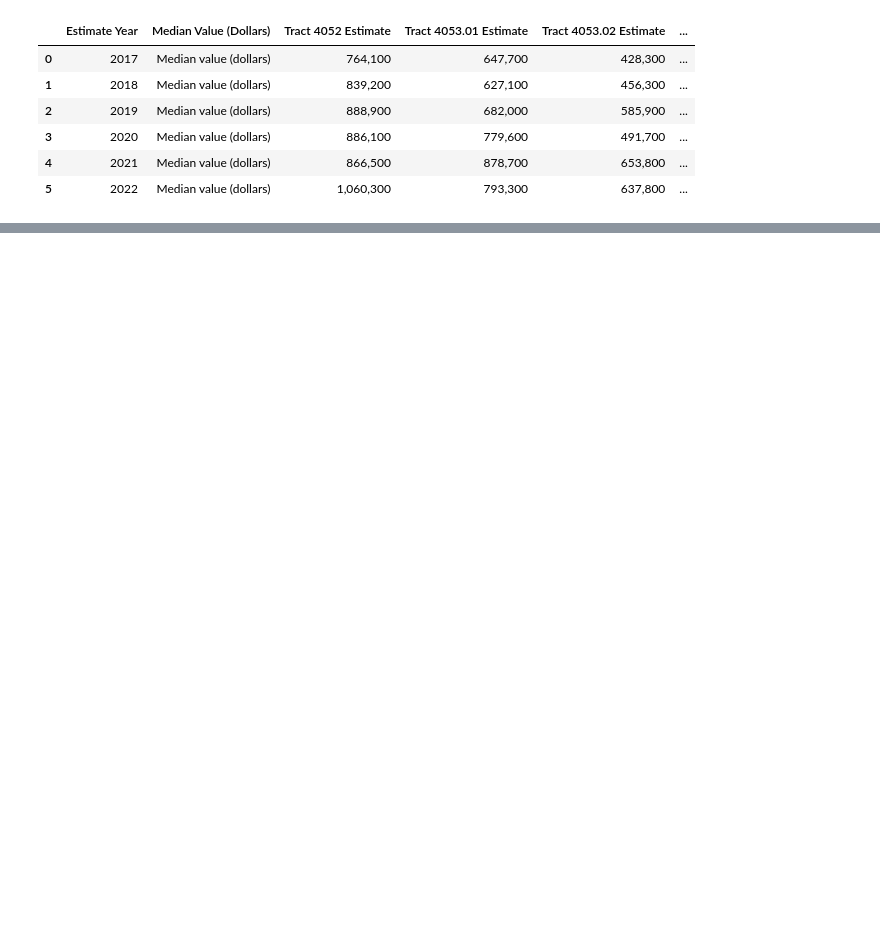
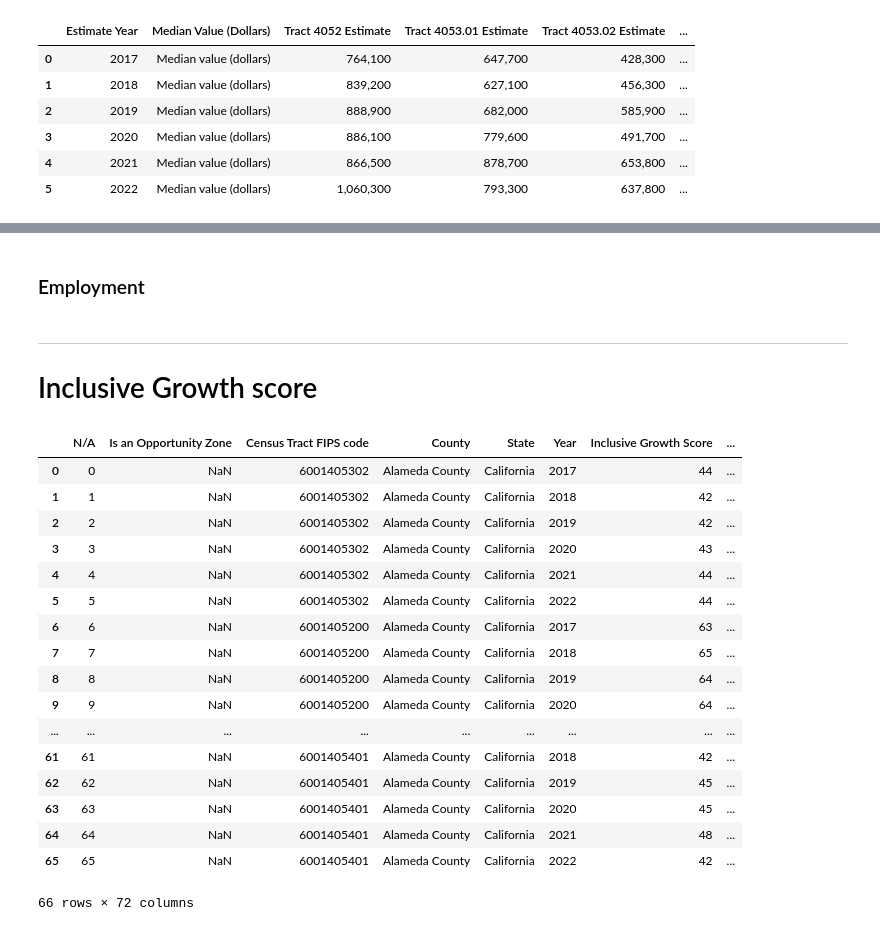
Before and after one commit to kareem-weaver/AUC_Mastercard_Challenge_Quant, a Jupyter notebook: src/Model.ipynb, the cells around one changed output, grey strips where cells are left out. Saved outputs shown, nothing was run; the diff lists cells and outputs as text; code cells hidden in the pictures; blank space fills up the shorter version.

```diff
--- a/src/Model.ipynb
+++ b/src/Model.ipynb
@@ -406,0 +548,27 @@ filtered_merged_housing_df
+# %% [markdown]
+### Employment
+# %% [markdown]
+------------------------------------
+# Inclusive Growth score
+# %%
+IG_data = pd.read_csv('Inclusive_Growth_Score_Data.csv')
+IG_data
+# %% [output]
+|  | N/A | Is an Opportunity Zone | Census Tract FIPS code | County | State | Year | Inclusive Growth Score | ... |
+| 0 | 0 | NaN | 6001405302 | Alameda County | California | 2017 | 44 | ... |
+| 1 | 1 | NaN | 6001405302 | Alameda County | California | 2018 | 42 | ... |
+| 2 | 2 | NaN | 6001405302 | Alameda County | California | 2019 | 42 | ... |
+| 3 | 3 | NaN | 6001405302 | Alameda County | California | 2020 | 43 | ... |
+| 4 | 4 | NaN | 6001405302 | Alameda County | California | 2021 | 44 | ... |
+| 5 | 5 | NaN | 6001405302 | Alameda County | California | 2022 | 44 | ... |
+| 6 | 6 | NaN | 6001405200 | Alameda County | California | 2017 | 63 | ... |
+| 7 | 7 | NaN | 6001405200 | Alameda County | California | 2018 | 65 | ... |
+| 8 | 8 | NaN | 6001405200 | Alameda County | California | 2019 | 64 | ... |
+| 9 | 9 | NaN | 6001405200 | Alameda County | California | 2020 | 64 | ... |
+| ... | ... | ... | ... | ... | ... | ... | ... | ... |
+| 61 | 61 | NaN | 6001405401 | Alameda County | California | 2018 | 42 | ... |
+| 62 | 62 | NaN | 6001405401 | Alameda County | California | 2019 | 45 | ... |
+| 63 | 63 | NaN | 6001405401 | Alameda County | California | 2020 | 45 | ... |
+| 64 | 64 | NaN | 6001405401 | Alameda County | California | 2021 | 48 | ... |
+| 65 | 65 | NaN | 6001405401 | Alameda County | California | 2022 | 42 | ... |
+66 rows × 72 columns
```
Also changed, not shown: parts of 18 cells of this notebook, 21 other files.
